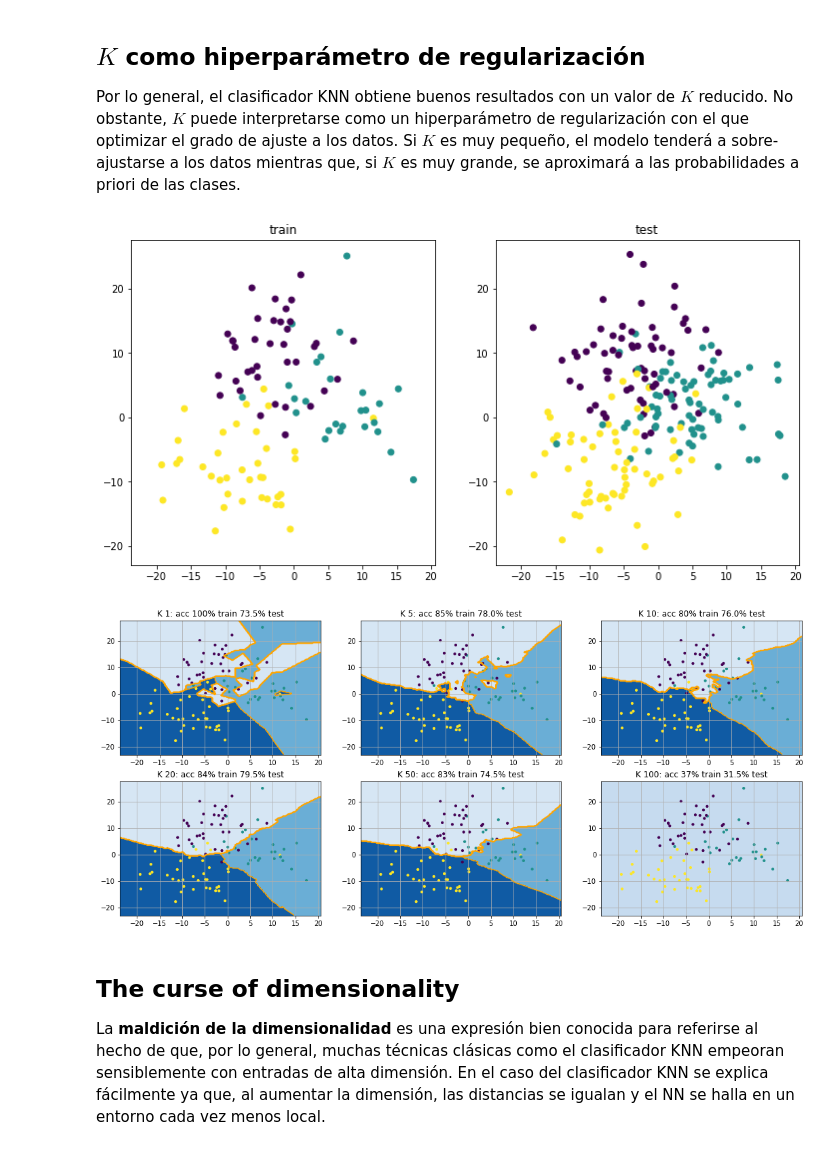
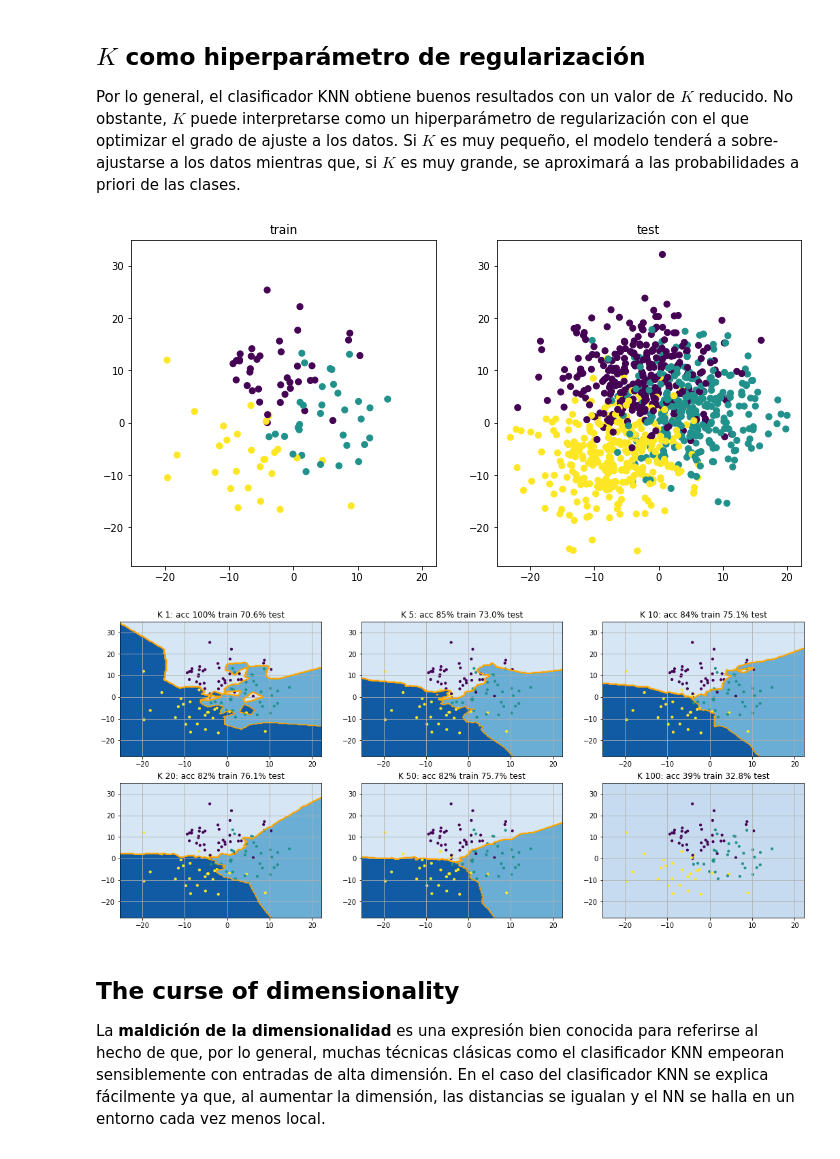
Before and after one commit to AlfonsJ/2024_07_31_PER2324, a Jupyter notebook: 05_kvec/5.01 K-vecinos más próximos.ipynb, the cells around one changed output. Cells and saved outputs as stored; diff of their text form; code cells hidden in the pictures.

```diff
--- a/05_kvec/5.01 K-vecinos más próximos.ipynb
+++ b/05_kvec/5.01 K-vecinos más próximos.ipynb
@@ -85,7 +85,7 @@ import matplotlib.pyplot as plt
 from sklearn.model_selection import cross_val_score
 from sklearn.datasets import make_blobs
 
-X, y = make_blobs(n_samples=300, centers=3, n_features=2, cluster_std=6, random_state=42)
+X, y = make_blobs(n_samples=1000, centers=3, n_features=2, cluster_std=6, random_state=42)
 ntrain = 100; x_train = X[:ntrain]; y_train = y[:ntrain];  x_test = X[ntrain:]; y_test = y[ntrain:]
 fig, axes = plt.subplots(1, 2, figsize=(12, 6))
 ax=axes[1]; ax.set_title('test'); ax.scatter(*x_test.T, c=y_test)
@@ -93,26 +93,26 @@ x_min, x_max = ax.get_xlim(); y_min, y_max = ax.get_ylim()
 ax=axes[0]; ax.set_title('train'); ax.scatter(*x_train.T, c=y_train)
 ax.set_xlim(x_min, x_max); ax.set_ylim(y_min, y_max);
 # %% [output]
-[figure, old version]
+[figure, new version]
 # %%
 from sklearn.neighbors import KNeighborsClassifier as KNN
 from sklearn.metrics import accuracy_score
 
-Ks = [1, 5, 10, 20, 50, 100]; nrows = 2; ncols = 3; n_Ks = len(Ks)
+Ks = [1, 5, 10, 20, 50, ntrain]; nrows = 2; ncols = 3; n_Ks = len(Ks)
 fig, axes = plt.subplots(nrows, ncols, figsize=(18, 8))
 for i, K in enumerate(Ks):
     ax = axes.flat[i]
     clf = KNN(n_neighbors=K).fit(x_train, y_train)
     acc_train = accuracy_score(y_train, clf.predict(x_train))
     acc_test = accuracy_score(y_test, clf.predict(x_test))
     ax.grid(); ax.set_xlim(x_min, x_max); ax.set_ylim(y_min, y_max);
     xx, yy = np.meshgrid(np.linspace(x_min, x_max, num=200), np.linspace(y_min, y_max, num=200))
     zz = clf.predict(np.c_[xx.ravel(), yy.ravel()])
     ax.contour(xx, yy, zz.reshape(xx.shape), 2, colors='orange', linestyles='solid')
     ax.contourf(xx, yy, zz.reshape(xx.shape), 2, cmap='Blues'); ax.scatter(*x_train.T, c=y_train, s=10)
     ax.set_title('K {}: acc {:.0%} train {:.1%} test'.format(K, acc_train, acc_test))
 # %% [output]
-[figure, old version]
+[figure, new version]
 # %% [markdown]
 ## The curse of dimensionality
 
```
